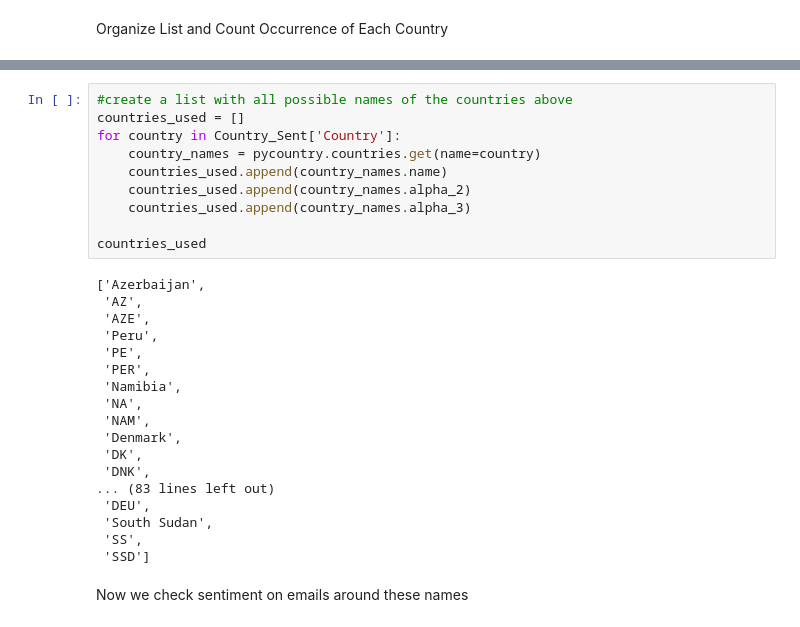
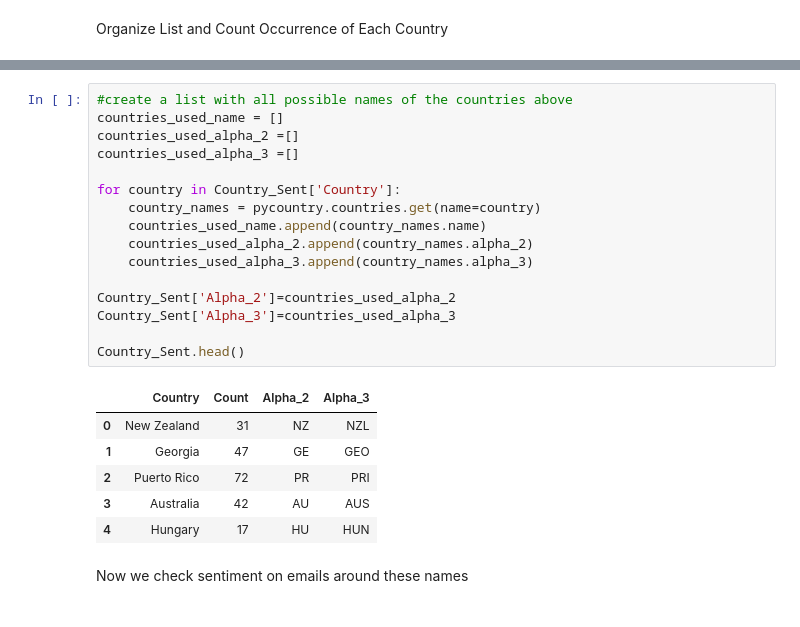
Before and after one commit to Merinorus/adaisawesome, a Jupyter notebook: Homework/05 - Taming Text/HW05_awesometeam_Q2.ipynb, the cells around one changed output, grey strips where cells are left out. Drawn from its saved outputs; the diff is of its cells as text.

```diff
--- a/Homework/05 - Taming Text/HW05_awesometeam_Q2.ipynb
+++ b/Homework/05 - Taming Text/HW05_awesometeam_Q2.ipynb
@@ -208,31 +195,26 @@ plt.show()
 # %%
 #create a list with all possible names of the countries above
-countries_used = []
+countries_used_name = []
+countries_used_alpha_2 =[]
+countries_used_alpha_3 =[]
+
 for country in Country_Sent['Country']:
     country_names = pycountry.countries.get(name=country)
-    countries_used.append(country_names.name)
-    countries_used.append(country_names.alpha_2)
-    countries_used.append(country_names.alpha_3)
+    countries_used_name.append(country_names.name)
+    countries_used_alpha_2.append(country_names.alpha_2)
+    countries_used_alpha_3.append(country_names.alpha_3)
 
-countries_used
+Country_Sent['Alpha_2']=countries_used_alpha_2
+Country_Sent['Alpha_3']=countries_used_alpha_3
+
+Country_Sent.head()
 # %% [output]
-['Azerbaijan',
- 'AZ',
- 'AZE',
- 'Peru',
- 'PE',
- 'PER',
- 'Namibia',
- 'NA',
- 'NAM',
- 'Denmark',
- 'DK',
- 'DNK',
-... (83 lines left out)
- 'DEU',
- 'South Sudan',
- 'SS',
- 'SSD']
+|  | Country | Count | Alpha_2 | Alpha_3 |
+| 0 | New Zealand | 31 | NZ | NZL |
+| 1 | Georgia | 47 | GE | GEO |
+| 2 | Puerto Rico | 72 | PR | PRI |
+| 3 | Australia | 42 | AU | AUS |
+| 4 | Hungary | 17 | HU | HUN |
 # %% [markdown]
 Now we check sentiment on emails around these names
 # %%
```
Also changed, not shown: parts of 19 cells of this notebook, 2 other files.
